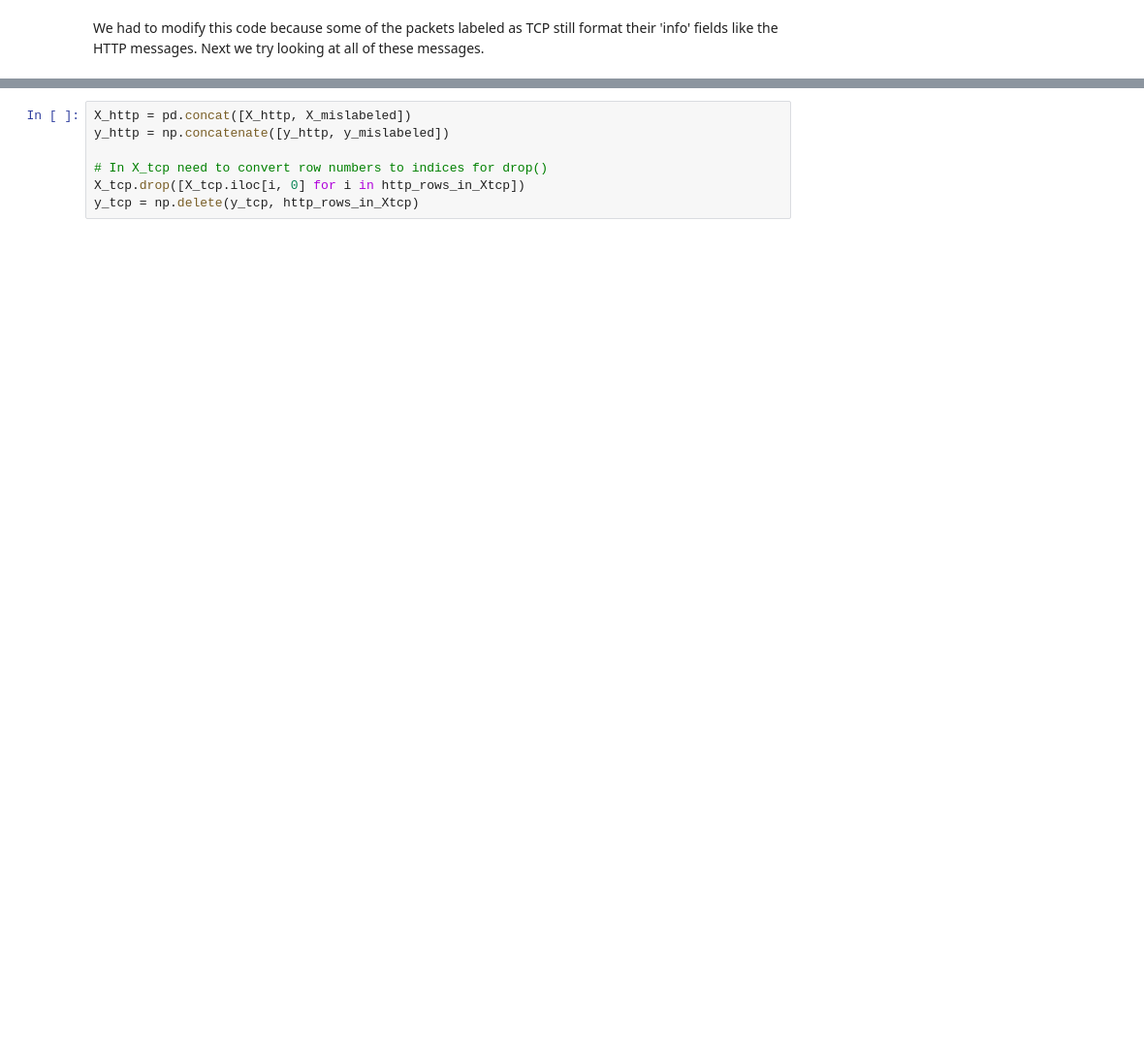
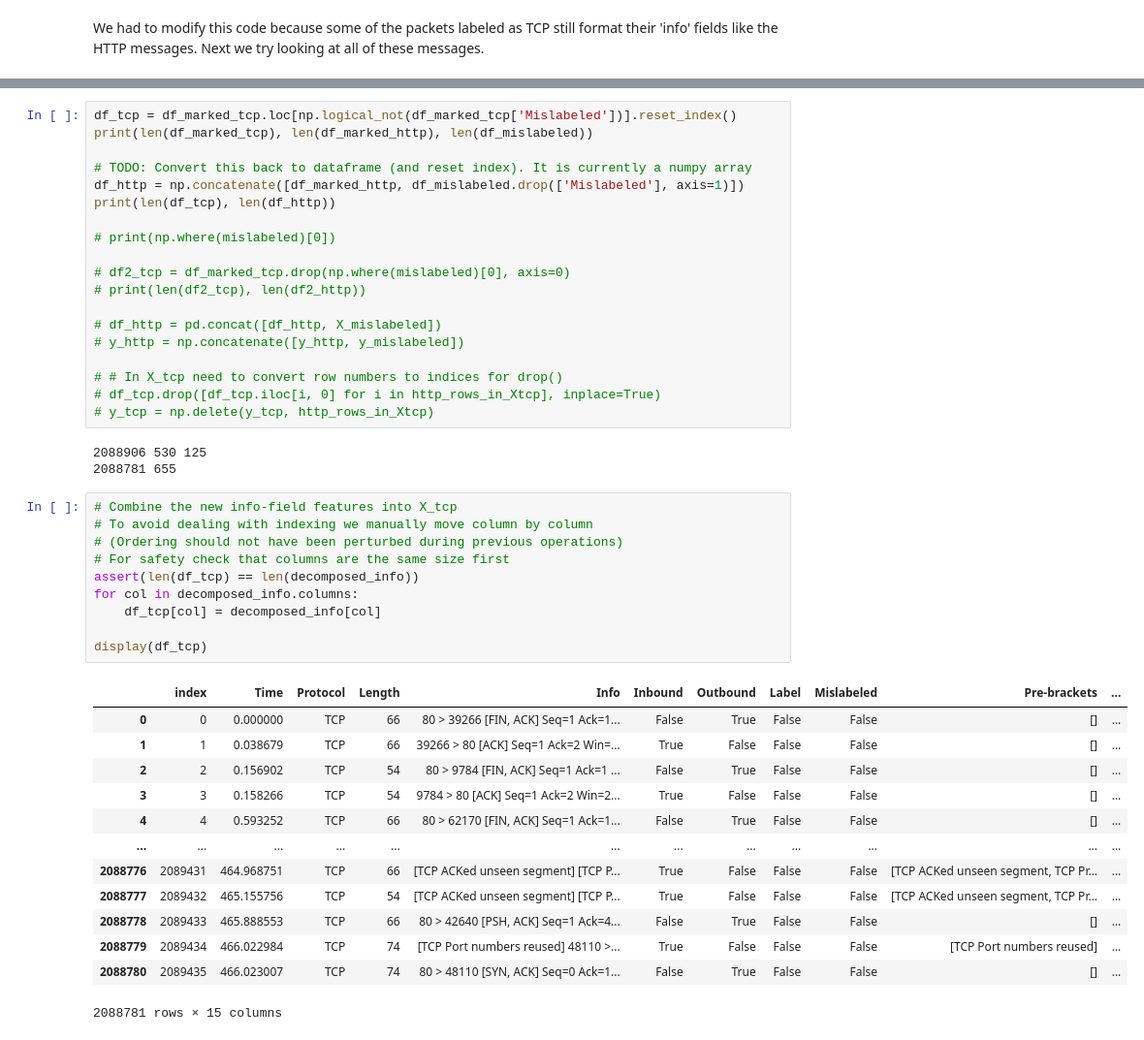
Before and after one commit to anders520/DoS-Classifier, a Jupyter notebook: classifier.ipynb, the cells around one changed output, grey strips where cells are left out. Shown at 97% size. Cells and saved outputs as stored; diff of their text form; blank space fills up the shorter version.

```diff
--- a/classifier.ipynb
+++ b/classifier.ipynb
@@ -267,7 +334,46 @@ We will move them to the HTTP dataset, so that we can make use of more features
 # %%
-X_http = pd.concat([X_http, X_mislabeled])
-y_http = np.concatenate([y_http, y_mislabeled])
+df_tcp = df_marked_tcp.loc[np.logical_not(df_marked_tcp['Mislabeled'])].reset_index()
+print(len(df_marked_tcp), len(df_marked_http), len(df_mislabeled))
 
-# In X_tcp need to convert row numbers to indices for drop()
-X_tcp.drop([X_tcp.iloc[i, 0] for i in http_rows_in_Xtcp])
-y_tcp = np.delete(y_tcp, http_rows_in_Xtcp)
+# TODO: Convert this back to dataframe (and reset index). It is currently a numpy array
+df_http = np.concatenate([df_marked_http, df_mislabeled.drop(['Mislabeled'], axis=1)])
+print(len(df_tcp), len(df_http))
+
+# print(np.where(mislabeled)[0])
+
+# df2_tcp = df_marked_tcp.drop(np.where(mislabeled)[0], axis=0)
+# print(len(df2_tcp), len(df2_http))
+
+# df_http = pd.concat([df_http, X_mislabeled])
+# y_http = np.concatenate([y_http, y_mislabeled])
+
+# # In X_tcp need to convert row numbers to indices for drop()
+# df_tcp.drop([df_tcp.iloc[i, 0] for i in http_rows_in_Xtcp], inplace=True)
+# y_tcp = np.delete(y_tcp, http_rows_in_Xtcp)
+# %% [output]
+2088906 530 125
+2088781 655
+# %%
+# Combine the new info-field features into X_tcp
+# To avoid dealing with indexing we manually move column by column
+# (Ordering should not have been perturbed during previous operations)
+# For safety check that columns are the same size first
+assert(len(df_tcp) == len(decomposed_info))
+for col in decomposed_info.columns:
+    df_tcp[col] = decomposed_info[col]
+
+display(df_tcp)
+# %% [output]
+|  | index | Time | Protocol | Length | Info | Inbound | Outbound | Label | Mislabeled | Pre-brackets | ... |
+| 0 | 0 | 0.000000 | TCP | 66 | 80 > 39266 [FIN, ACK] Seq=1 Ack=1... | False | True | False | False | [] | ... |
+| 1 | 1 | 0.038679 | TCP | 66 | 39266 > 80 [ACK] Seq=1 Ack=2 Win=... | True | False | False | False | [] | ... |
+| 2 | 2 | 0.156902 | TCP | 54 | 80 > 9784 [FIN, ACK] Seq=1 Ack=1 ... | False | True | False | False | [] | ... |
+| 3 | 3 | 0.158266 | TCP | 54 | 9784 > 80 [ACK] Seq=1 Ack=2 Win=2... | True | False | False | False | [] | ... |
+| 4 | 4 | 0.593252 | TCP | 66 | 80 > 62170 [FIN, ACK] Seq=1 Ack=1... | False | True | False | False | [] | ... |
+| ... | ... | ... | ... | ... | ... | ... | ... | ... | ... | ... | ... |
+| 2088776 | 2089431 | 464.968751 | TCP | 66 | [TCP ACKed unseen segment] [TCP P... | True | False | False | False | [TCP ACKed unseen segment, TCP Pr... | ... |
+| 2088777 | 2089432 | 465.155756 | TCP | 54 | [TCP ACKed unseen segment] [TCP P... | True | False | False | False | [TCP ACKed unseen segment, TCP Pr... | ... |
+| 2088778 | 2089433 | 465.888553 | TCP | 66 | 80 > 42640 [PSH, ACK] Seq=1 Ack=4... | False | True | False | False | [] | ... |
+| 2088779 | 2089434 | 466.022984 | TCP | 74 | [TCP Port numbers reused] 48110 >... | True | False | False | False | [TCP Port numbers reused] | ... |
+| 2088780 | 2089435 | 466.023007 | TCP | 74 | 80 > 48110 [SYN, ACK] Seq=0 Ack=1... | False | True | False | False | [] | ... |
+2088781 rows × 15 columns
```
Also changed, not shown: parts of 20 cells of this notebook.
